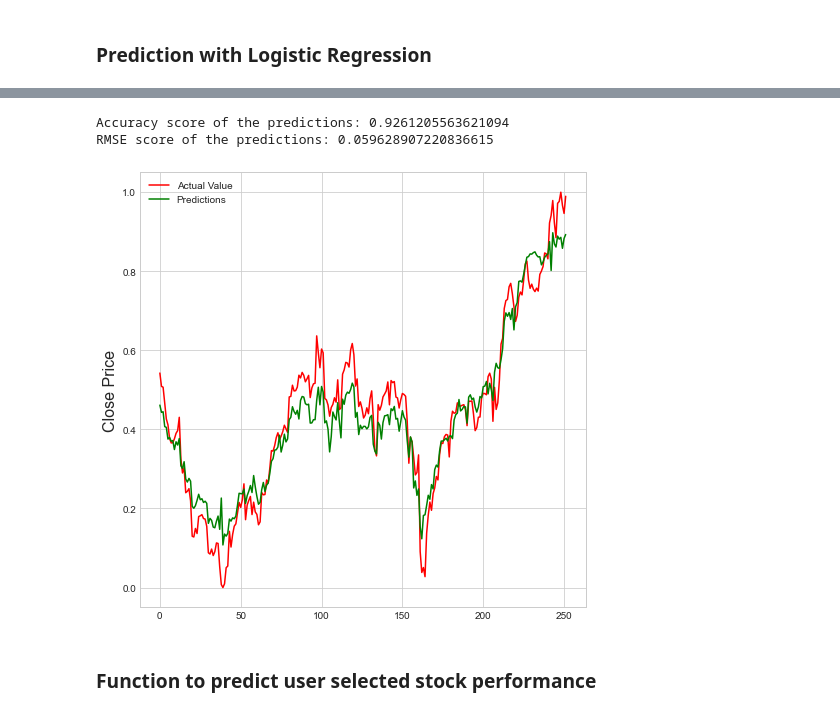
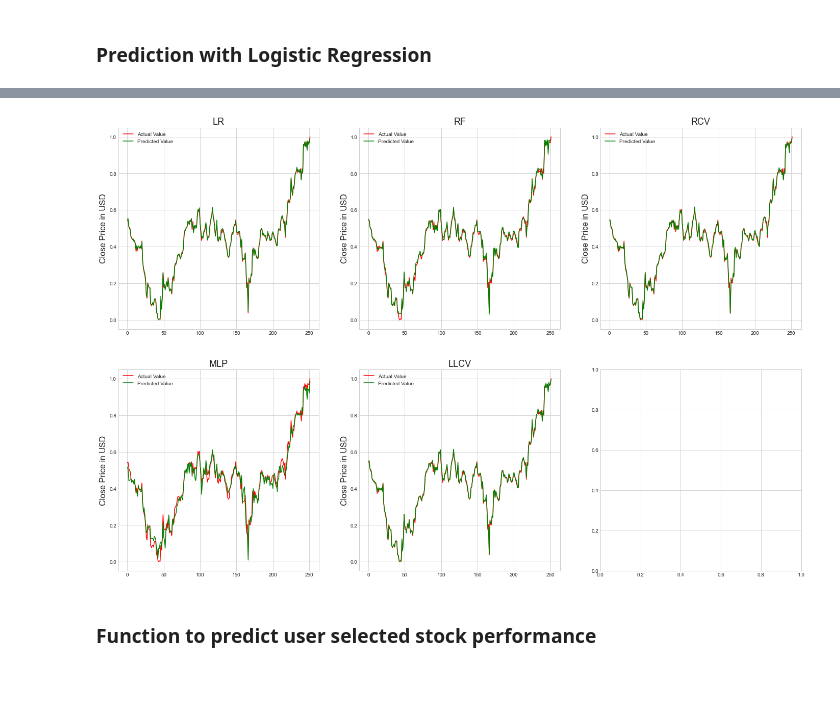
Before and after one commit to Marc9821/Simple-Stock-Price-Prediction-Model, a Jupyter notebook: main-app.ipynb, the cells around one changed output, grey strips where cells are left out. Drawn from its saved outputs; the diff is of its cells as text; code cells hidden in the pictures; blank space fills up the shorter version.

Commit message:
refractured code, added more models

```diff
--- a/main-app.ipynb
+++ b/main-app.ipynb
@@ -427,12 +282,3 @@ y_train = scaler_y2.fit_transform(y_train.values.reshape(-1, 1))
 y_test = scaler_y2.fit_transform(y_test.values.reshape(-1, 1))
 # %% [markdown]
 ### Prediction with Logistic Regression
-# %%
-model_lr = LinearRegression()
-model_lr.fit(X_train, y_train)
-
-y_pred_lr = model_lr.predict(X_test)
-
-pred_df_lr = pd.DataFrame({'Actual': y_test.tolist(), 'Predicted': y_pred_lr.tolist()})
-print(pred_df_lr.head())
-print(pred_df_lr.tail())
@@ -452 +285,5 @@ print(pred_df_lr.tail())
+# %%
+models = ['LR', 'RF', 'RCV', 'MLP', 'LLCV']
+# %%
+y_pred = predict_regression(models, X_train, y_train, X_test)
 # %%
@@ -528,17 +316,27 @@ print(pred_df_svm.tail())
-# %%
-print(f'Accuracy score of the predictions: {r2_score(y_test, y_pred_svm)}')
-print(f'RMSE score of the predictions: {math.sqrt(mean_squared_error(y_test, y_pred_svm))}')
-# %% [output]
-Accuracy score of the predictions: 0.9261205563621094
-RMSE score of the predictions: 0.059628907220836615
-# %%
-plt.figure(figsize=(8,8))
-plt.plot(y_test, color='red')
-plt.plot(y_pred_svm, color='green')
-plt.ylabel('Close Price', fontsize=16)
-plt.legend(['Actual Value', 'Predictions'], loc='best')
-plt.show()
-# %% [output]
-[figure, removed]
+# %%
+rows = int(math.ceil(len(models)/3))
+cols = 3
+
+fig, ax = plt.subplots(rows, cols, figsize=(24, 8*rows))
+
+if rows == 1:
+    for col in range(cols):
+        ax[col].set_title(models[col], fontsize=18)
+        ax[col].plot(y_test, color='red', label='Actual Value')
+        ax[col].plot(y_pred[models[col]], color='green', label='Predicted Value')
+        ax[col].legend(loc='best')
+        ax[col].set_ylabel('Close Price in USD', fontsize=16)
+else:
+    for row in range(rows):
+        for col in range(cols):
+            if col + cols*row < len(models):
+                ax[row, col].set_title(models[col + cols*row], fontsize=18)
+                ax[row, col].plot(y_test, color='red', label='Actual Value')
+                ax[row, col].plot(y_pred[models[col + cols*row]], color='green', label='Predicted Value')
+                ax[row, col].legend(loc='best')
+                ax[row, col].set_ylabel('Close Price in USD', fontsize=16)
+plt.show()
+# %% [output]
+[figure, added]
 # %% [markdown]
 ### Function to predict user selected stock performance
```
Also changed, not shown: parts of 47 cells of this notebook.
